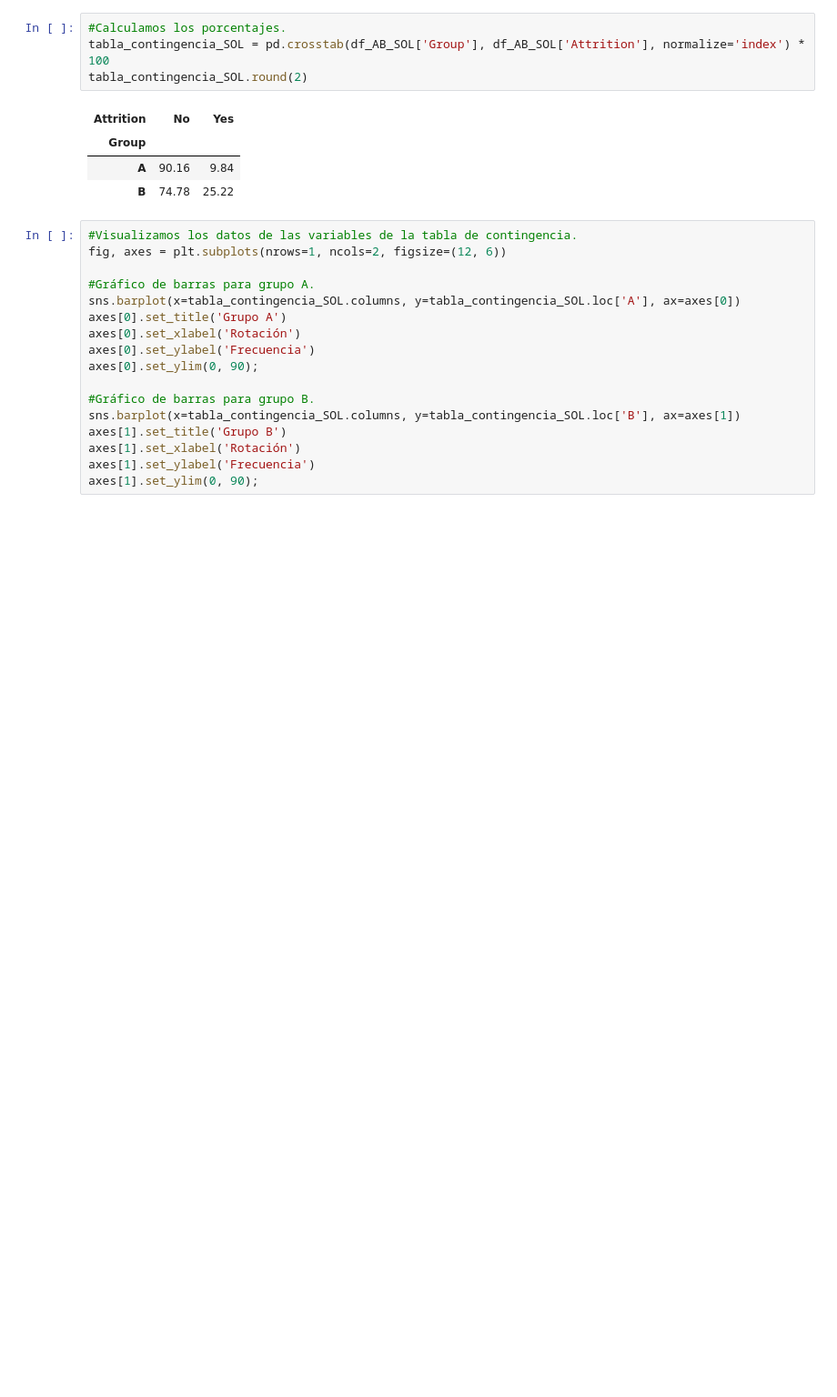
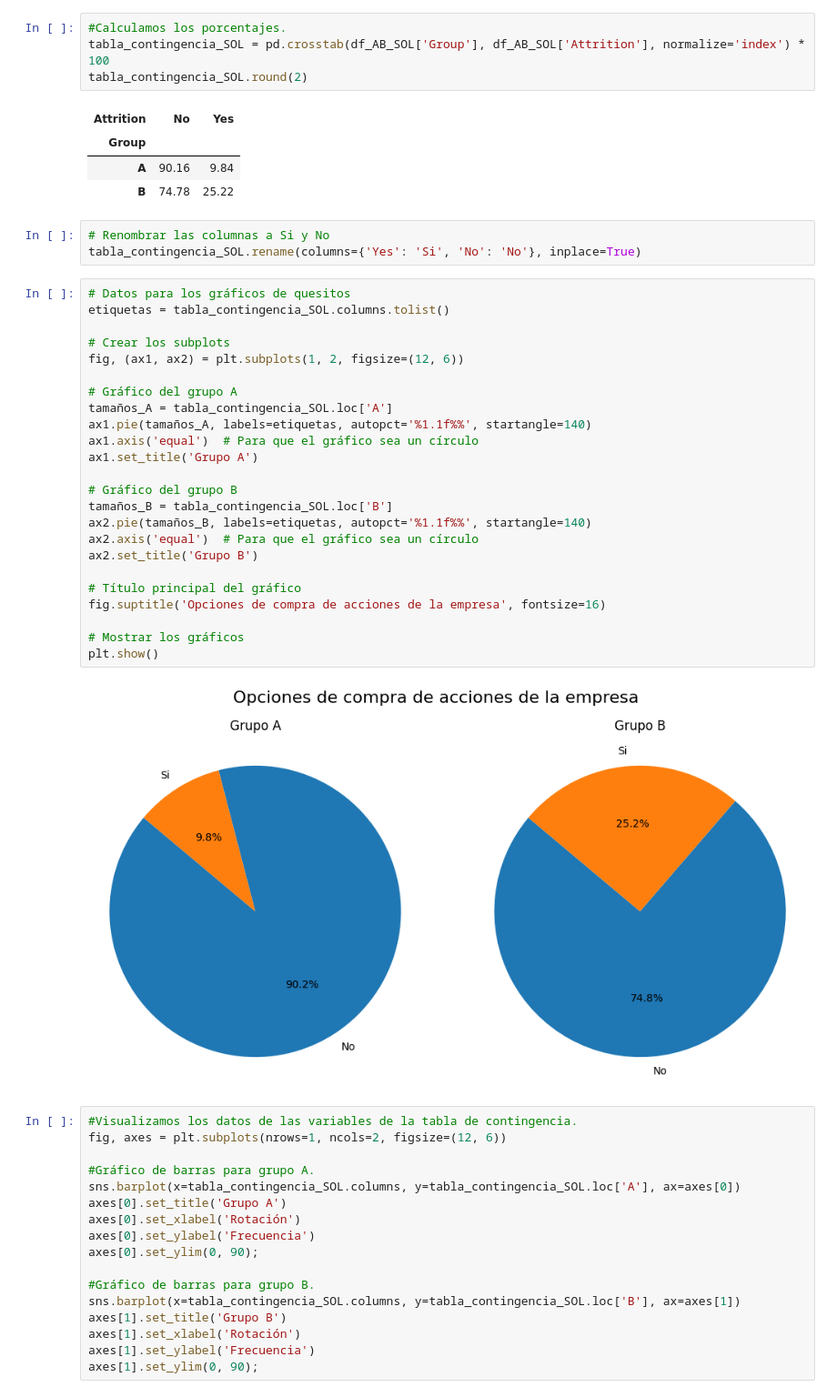
Before and after one commit to TaniaGraff/project-da-promo-angela-modulo-3-team-3, a Jupyter notebook: AB_Testing_Adicionales.ipynb, the cells around one changed output. Shown at 91% size. Drawn from its saved outputs; the diff is of its cells as text; blank space fills up the shorter version.

```diff
--- a/AB_Testing_Adicionales.ipynb
+++ b/AB_Testing_Adicionales.ipynb
@@ -474,6 +563,35 @@ tabla_contingencia_SOL.round(2)
 | Group |  |  |
 | A | 90.16 | 9.84 |
 | B | 74.78 | 25.22 |
+# %%
+# Renombrar las columnas a Si y No
+tabla_contingencia_SOL.rename(columns={'Yes': 'Si', 'No': 'No'}, inplace=True)
+# %%
+# Datos para los gráficos de quesitos
+etiquetas = tabla_contingencia_SOL.columns.tolist()
+
+# Crear los subplots
+fig, (ax1, ax2) = plt.subplots(1, 2, figsize=(12, 6))
+
+# Gráfico del grupo A
+tamaños_A = tabla_contingencia_SOL.loc['A']
+ax1.pie(tamaños_A, labels=etiquetas, autopct='%1.1f%%', startangle=140)
+ax1.axis('equal')  # Para que el gráfico sea un círculo
+ax1.set_title('Grupo A')
+
+# Gráfico del grupo B
+tamaños_B = tabla_contingencia_SOL.loc['B']
+ax2.pie(tamaños_B, labels=etiquetas, autopct='%1.1f%%', startangle=140)
+ax2.axis('equal')  # Para que el gráfico sea un círculo
+ax2.set_title('Grupo B')
+
+# Título principal del gráfico
+fig.suptitle('Opciones de compra de acciones de la empresa', fontsize=16)
+
+# Mostrar los gráficos
+plt.show()
+# %% [output]
+[figure, added]
 # %%
 #Visualizamos los datos de las variables de la tabla de contingencia.
 fig, axes = plt.subplots(nrows=1, ncols=2, figsize=(12, 6))
```
Also changed, not shown: parts of 20 cells of this notebook.
